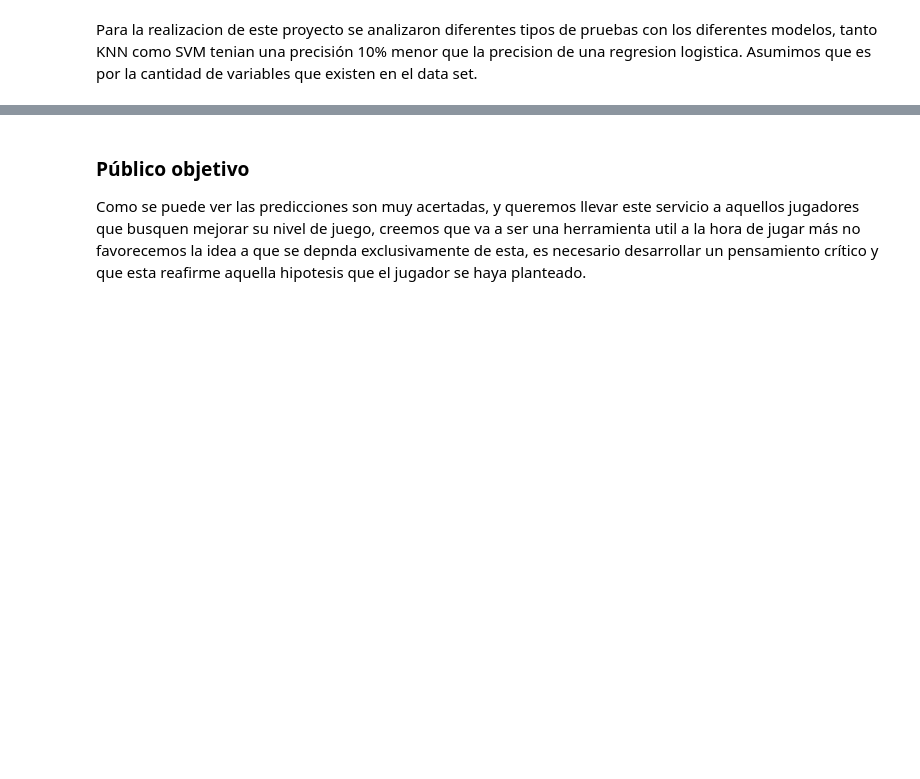
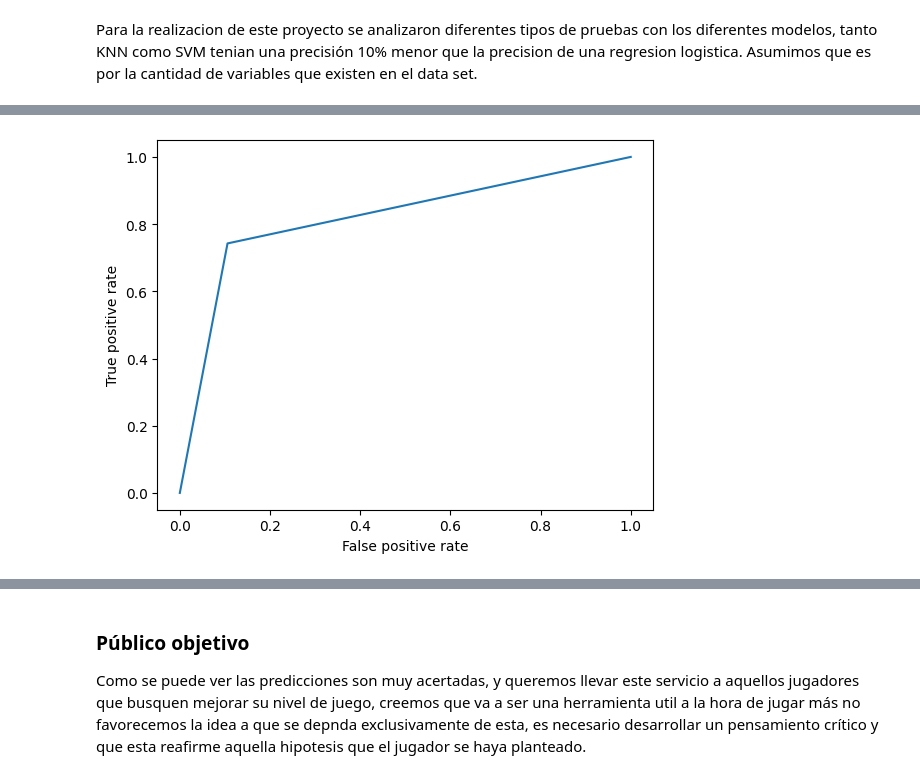
Before and after one commit to NicolasEyzaguirre/TFT_model, a Jupyter notebook: memoria.ipynb, the cells around one changed output, grey strips where cells are left out. Saved outputs shown, nothing was run; the diff lists cells and outputs as text; code cells hidden in the pictures; blank space fills up the shorter version.

```diff
--- a/memoria.ipynb
+++ b/memoria.ipynb
@@ -137,0 +153,4 @@ modelado()
+# %%
+modelado(grafico=2)
+# %% [output]
+[figure, added]
```
Also changed, not shown: parts of 9 cells of this notebook, 5 other files.
